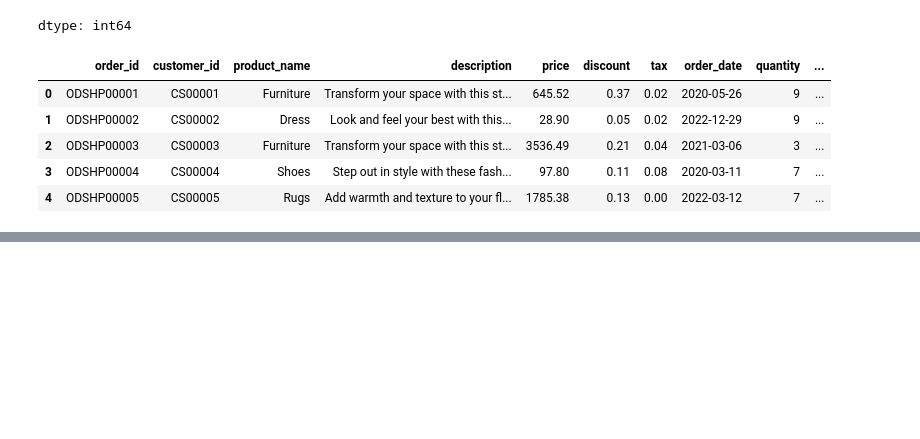
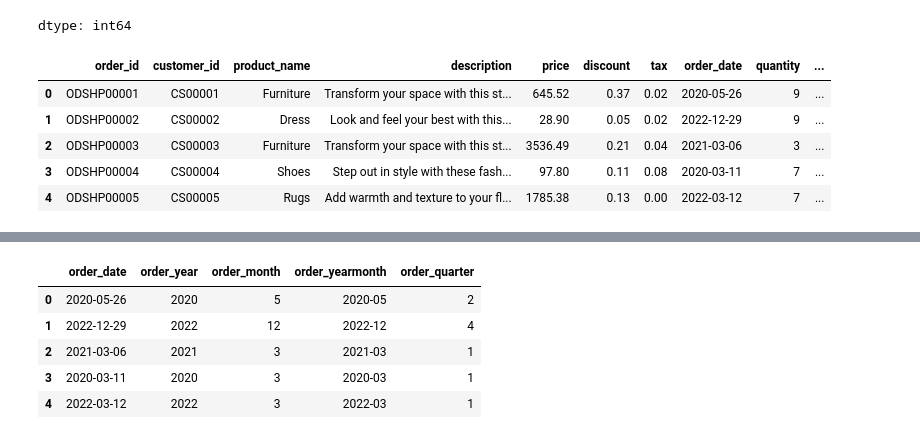
Before and after one commit to michellefengym-glitch/Market-Analysis, a Jupyter notebook: Capstone_Market_Analysis.ipynb, the cells around one changed output, grey strips where cells are left out. Saved outputs shown, nothing was run; the diff lists cells and outputs as text; code cells hidden in the pictures; blank space fills up the shorter version.

```diff
--- a/Capstone_Market_Analysis.ipynb
+++ b/Capstone_Market_Analysis.ipynb
@@ -406,0 +546,88 @@ dtype: int64
+# %%
+# Create time-based features
+retail_data["order_year"] = retail_data["order_date"].dt.year
+retail_data["order_month"] = retail_data["order_date"].dt.month
+
+# Use YYYY-MM so months from different years remain separate
+retail_data["order_yearmonth"] = (
+    retail_data["order_date"].dt.strftime("%Y-%m")
+)
+
+retail_data["order_quarter"] = (
+    retail_data["order_date"].dt.quarter
+)
+
+# Define age groups: upper boundary included
+age_bins = [17, 25, 35, 45, 55, float("inf")]
+age_labels = ["18–25", "26–35", "36–45", "46–55", "56+"]
+
+# Define income ranges: lower boundary included
+income_bins = [0, 30000, 60000, 90000, 120000, float("inf")]
+income_labels = [
+    "0–<30,000",
+    "30,000–<60,000",
+    "60,000–<90,000",
+    "90,000–<120,000",
+    "120,000+"
+]
+
+# Apply identical group definitions to both tables
+for table in [customers_clean, retail_data]:
+    table["age_group"] = pd.cut(
+        table["age"],
+        bins=age_bins,
+        labels=age_labels,
+        right=True
+    )
+
+    table["income_group"] = pd.cut(
+        table["income"],
+        bins=income_bins,
+        labels=income_labels,
+        right=False
+    )
+
+# Preview time-based features
+print("Time-based features:")
+display(
+    retail_data[[
+        "order_date",
+        "order_year",
+        "order_month",
+        "order_yearmonth",
+        "order_quarter"
+    ]].head()
+)
+
+# Preview customer groups: one row per customer
+print("Customer groups:")
+display(
+    customers_clean[[
+        "customer_id",
+        "age",
+        "age_group",
+        "income",
+        "income_group"
+    ]].head()
+)
+
+# Check whether any customers were left unassigned
+print("Missing customer group assignments:")
+display(
+    customers_clean[["age_group", "income_group"]]
+    .isna().sum()
+)
+
+# Count customers in each group, including empty groups
+print("Customers by age group:")
+display(
+    customers_clean["age_group"]
+    .value_counts(sort=False)
+)
+
+print("Customers by income range:")
+display(
+    customers_clean["income_group"]
+    .value_counts(sort=False)
+)
+# %% [output]
@@ -406,0 +635,6 @@ dtype: int64
+|  | order_date | order_year | order_month | order_yearmonth | order_quarter |
+| 0 | 2020-05-26 | 2020 | 5 | 2020-05 | 2 |
+| 1 | 2022-12-29 | 2022 | 12 | 2022-12 | 4 |
+| 2 | 2021-03-06 | 2021 | 3 | 2021-03 | 1 |
+| 3 | 2020-03-11 | 2020 | 3 | 2020-03 | 1 |
+| 4 | 2022-03-12 | 2022 | 3 | 2022-03 | 1 |
```
Also changed, not shown: parts of 10 cells of this notebook.
